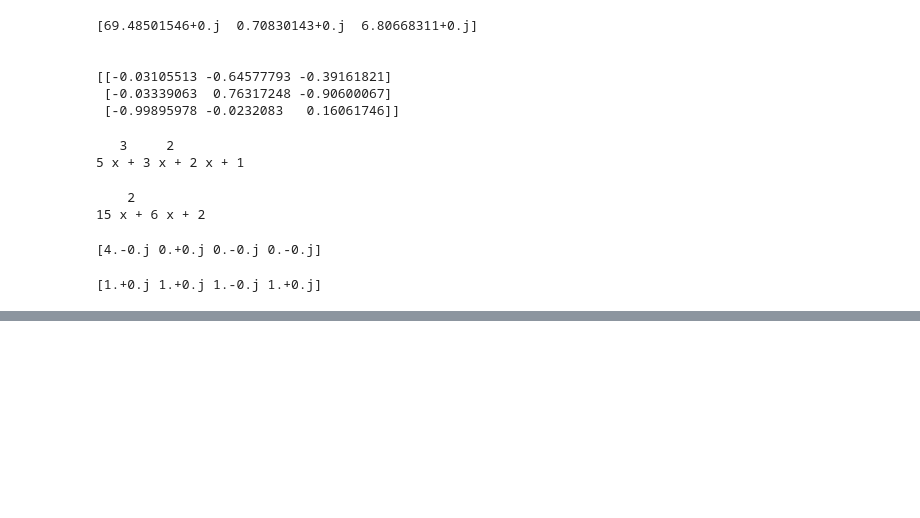
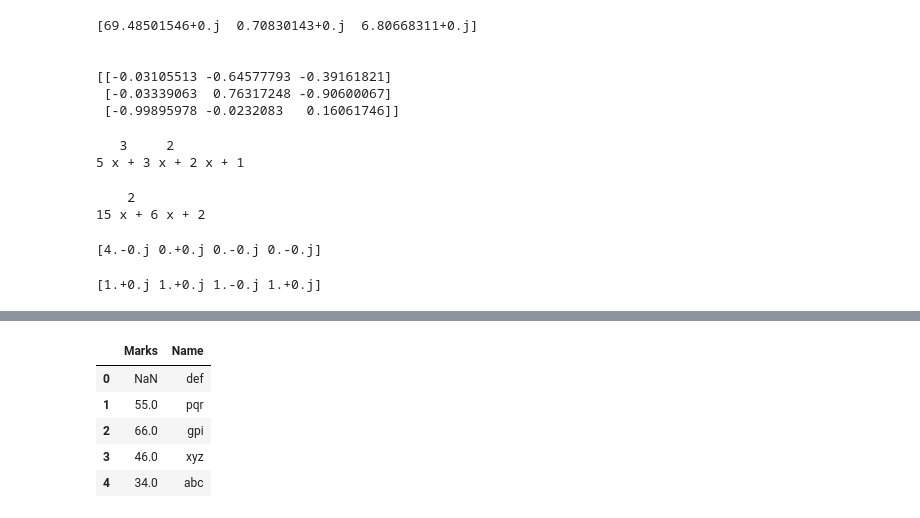
Before and after one commit to varadmahatme/Advanced-machine-learning-deep-learning, a Jupyter notebook: AMLDL1.ipynb, the cells around one changed output, grey strips where cells are left out. Saved outputs shown, nothing was run; the diff lists cells and outputs as text; code cells hidden in the pictures; blank space fills up the shorter version.

```diff
--- a/AMLDL1.ipynb
+++ b/AMLDL1.ipynb
@@ -700,0 +712,10 @@ print(yinv)
+# %%
+df = pd.DataFrame({'Marks':[None,55,66,46,34,22,18,55],'Name':['def','pqr','gpi','xyz','abc','ccv','otp','por']})
+df.head()
+# %% [output]
+|  | Marks | Name |
+| 0 | NaN | def |
+| 1 | 55.0 | pqr |
+| 2 | 66.0 | gpi |
+| 3 | 46.0 | xyz |
+| 4 | 34.0 | abc |
```
Also changed, not shown: parts of 3 cells of this notebook.
